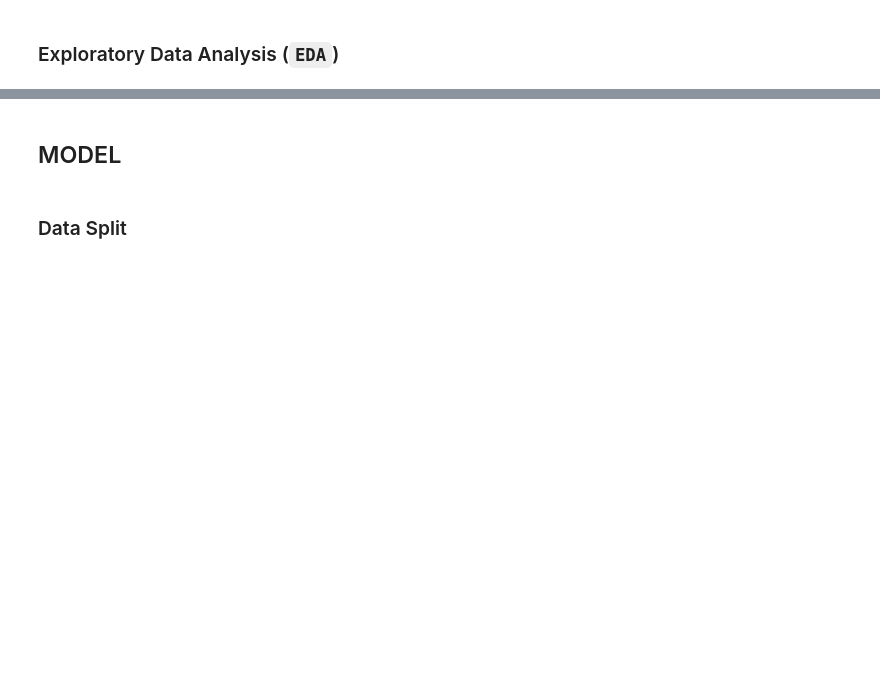
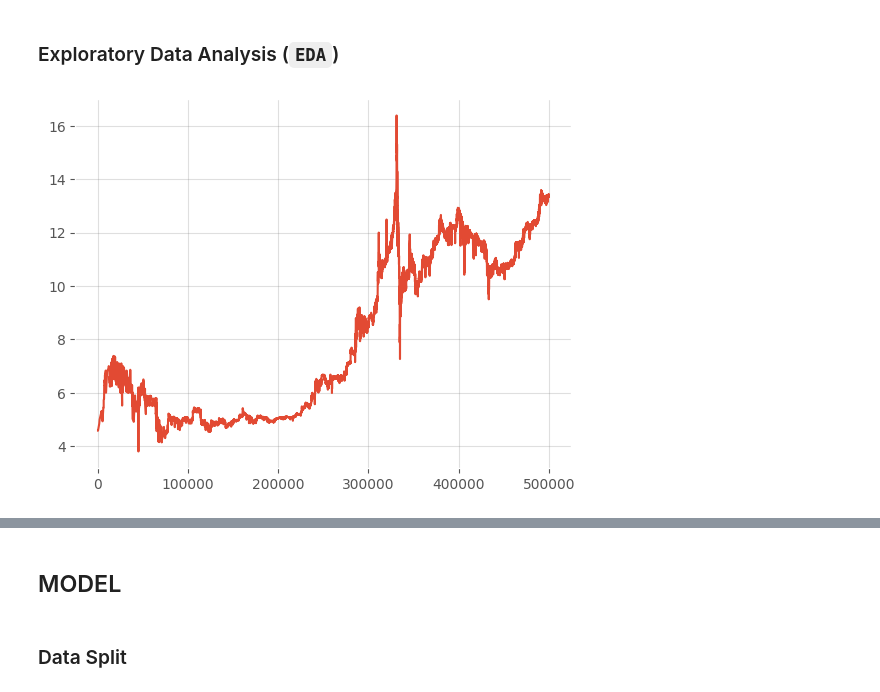
Before and after one commit to changjulian17/qf627, a Jupyter notebook: Lesson 9/QF627_Lesson09_Unsupervised_for_Supervised.ipynb, the cells around one changed output, grey strips where cells are left out. Drawn from its saved outputs; the diff is of its cells as text; code cells hidden in the pictures; blank space fills up the shorter version.

```diff
--- a/Lesson 9/QF627_Lesson09_Unsupervised_for_Supervised.ipynb
+++ b/Lesson 9/QF627_Lesson09_Unsupervised_for_Supervised.ipynb
@@ -314,11 +394,11 @@ dataset
 # %% [markdown]
 #### Drop the features that are not include in your algorithms
 # %%
-# dataset =\
-# (
-#     dataset
-#     .drop(["Open", "High", "Low", "Volume_(Currency)", "short_term", "long_term"],
-#           axis = 1)
-# ) # note the axis )
+dataset =\
+(
+    dataset
+    .drop(["Open", "High", "Low", "Volume_(Currency)", "short_term", "long_term"],
+          axis = 1)
+) # note the axis )
 # %%
-# dataset = dataset.dropna(axis = 0) # note the axis
+dataset = dataset.dropna(axis = 0) # note the axis
@@ -327,7 +425,9 @@ dataset
 # %% [markdown]
 ### Exploratory Data Analysis (`EDA`)
 # %%
-# dataset["Weighted_Price"].plot()
+dataset["Weighted_Price"].plot()
 
-# plt.show()
+plt.show()
+# %% [output]
+[figure, added]
 # %%
```
Also changed, not shown: parts of 45 cells of this notebook, 6 other files.
